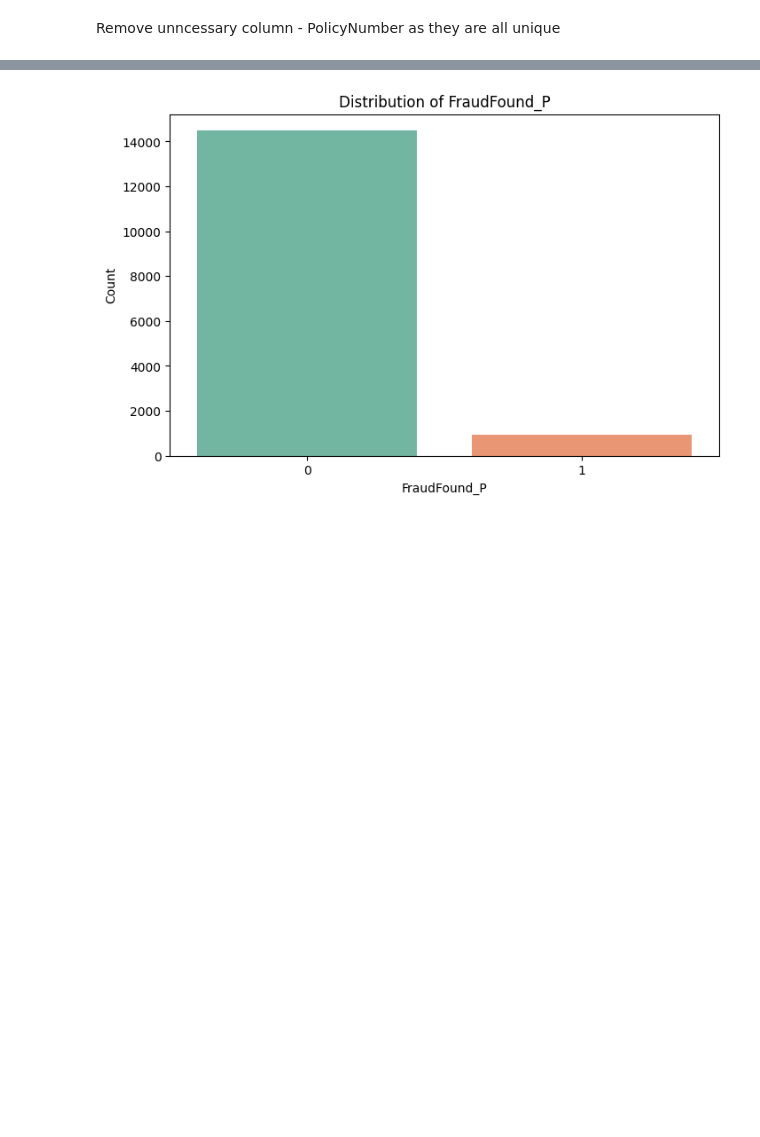
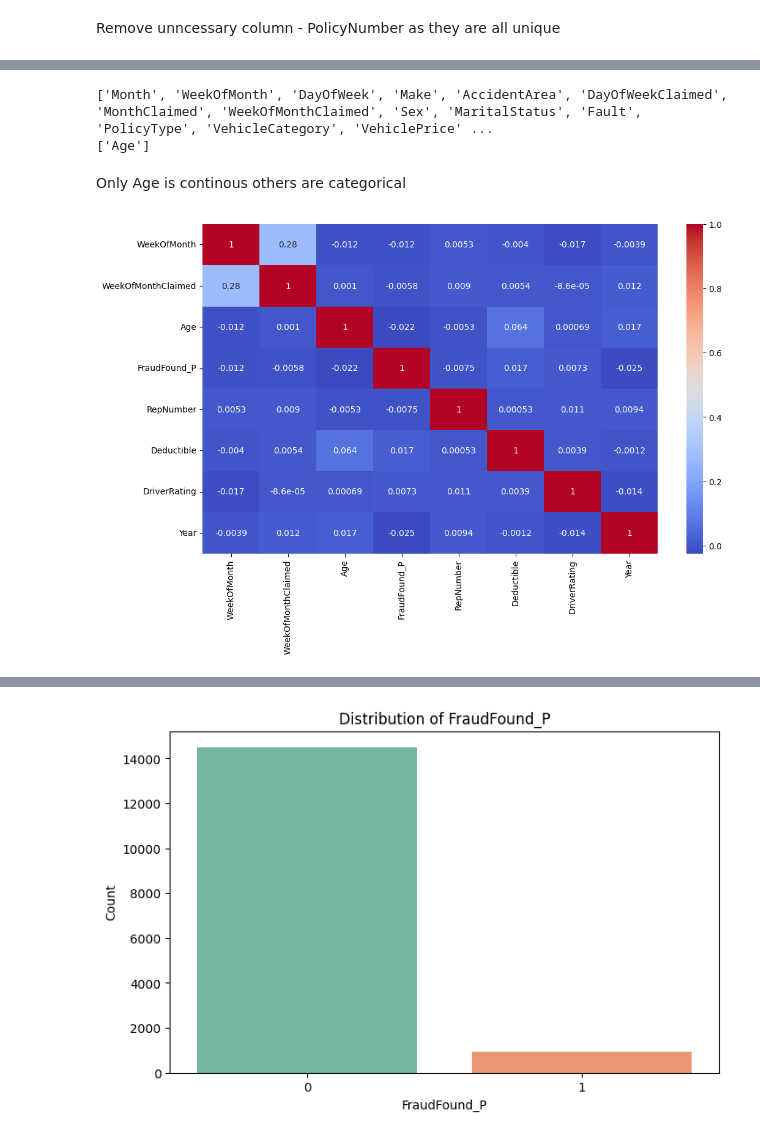
Before and after one commit to irungus/Applied-Machine-Learning, a Jupyter notebook: POA CAT 1.ipynb, the cells around one changed output, grey strips where cells are left out. Saved outputs shown, nothing was run; the diff lists cells and outputs as text; code cells hidden in the pictures; blank space fills up the shorter version.

```diff
--- a/POA CAT 1.ipynb
+++ b/POA CAT 1.ipynb
@@ -233,0 +275,5 @@ data.drop('PolicyNumber', axis = 1, inplace = True)
+# %%
+# Find the mean of the Age column
+mn = round(data['Age'].mean(), 0)
+# Replace all 0 values woth the average age
+data.loc[data['Age']==0, 'Age'] = mn
@@ -233,0 +296,27 @@ data.drop('PolicyNumber', axis = 1, inplace = True)
+# %%
+# Group the categorical features and continuous features separately
+categorical = []
+continuous = []
+for col in data.columns:
+    if len(data[col].unique()) < 20:   # if the unque values of a feature is more than 20, group it as a categorical feature
+        categorical.append(col)
+    else:
+        continuous.append(col)
+
+print(categorical)
+print(continuous)
+# %% [output]
+['Month', 'WeekOfMonth', 'DayOfWeek', 'Make', 'AccidentArea', 'DayOfWeekClaimed', 'MonthClaimed', 'WeekOfMonthClaimed', 'Sex', 'MaritalStatus', 'Fault', 'PolicyType', 'VehicleCategory', 'VehiclePrice' ...
+['Age']
+# %% [markdown]
+Only Age is continous others are categorical
+# %%
+# Select only numeric columns
+numeric_data = data.select_dtypes(include=['number'])
+
+# Create the heatmap using only the numeric columns
+fig, ax = plt.subplots(figsize=(12, 7))
+sns.heatmap(numeric_data.corr(), cmap='coolwarm', annot=True, ax=ax)
+plt.show()
+# %% [output]
+[figure, added]
```
Also changed, not shown: parts of 17 cells of this notebook.
